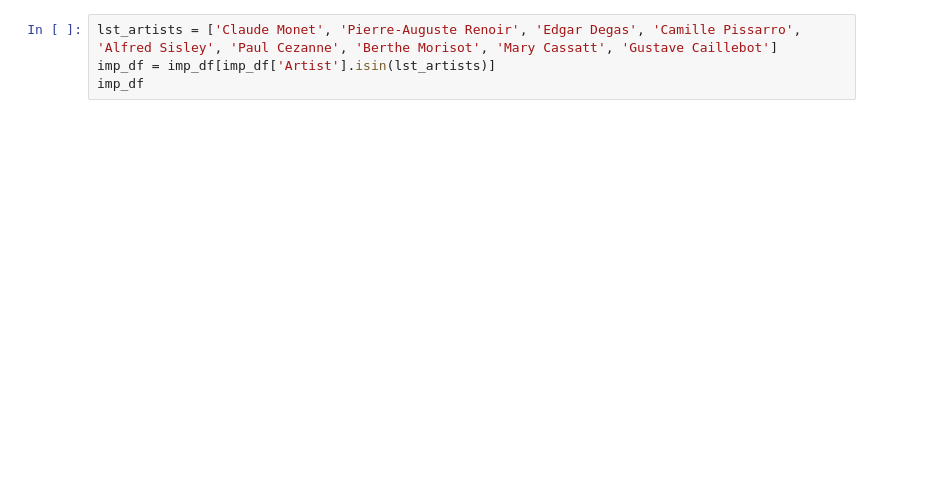
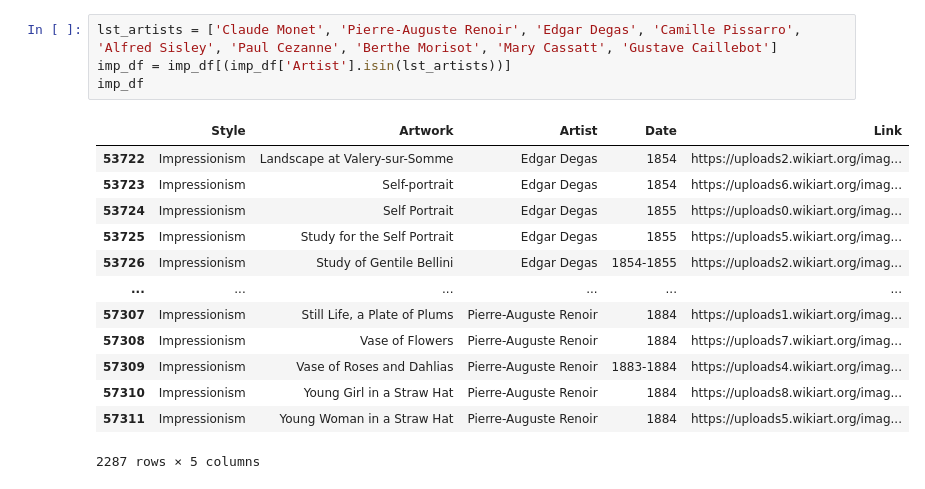
Before and after one commit to mathias-grau/PGM, a Jupyter notebook: data/impressionism_data.ipynb, the cells around one changed output. Saved outputs shown, nothing was run; the diff lists cells and outputs as text; blank space fills up the shorter version.

```diff
--- a/data/impressionism_data.ipynb
+++ b/data/impressionism_data.ipynb
@@ -18,4 +31,18 @@ imp_df.Artist.value_counts()[:30].plot(kind='bar')
 # %%
 lst_artists = ['Claude Monet', 'Pierre-Auguste Renoir', 'Edgar Degas', 'Camille Pissarro', 'Alfred Sisley', 'Paul Cezanne', 'Berthe Morisot', 'Mary Cassatt', 'Gustave Caillebot']
-imp_df = imp_df[imp_df['Artist'].isin(lst_artists)]
+imp_df = imp_df[(imp_df['Artist'].isin(lst_artists))]
 imp_df
+# %% [output]
+|  | Style | Artwork | Artist | Date | Link |
+| 53722 | Impressionism | Landscape at Valery-sur-Somme | Edgar Degas | 1854 | https://uploads2.wikiart.org/imag... |
+| 53723 | Impressionism | Self-portrait | Edgar Degas | 1854 | https://uploads6.wikiart.org/imag... |
+| 53724 | Impressionism | Self Portrait | Edgar Degas | 1855 | https://uploads0.wikiart.org/imag... |
+| 53725 | Impressionism | Study for the Self Portrait | Edgar Degas | 1855 | https://uploads5.wikiart.org/imag... |
+| 53726 | Impressionism | Study of Gentile Bellini | Edgar Degas | 1854-1855 | https://uploads2.wikiart.org/imag... |
+| ... | ... | ... | ... | ... | ... |
+| 57307 | Impressionism | Still Life, a Plate of Plums | Pierre-Auguste Renoir | 1884 | https://uploads1.wikiart.org/imag... |
+| 57308 | Impressionism | Vase of Flowers | Pierre-Auguste Renoir | 1884 | https://uploads7.wikiart.org/imag... |
+| 57309 | Impressionism | Vase of Roses and Dahlias | Pierre-Auguste Renoir | 1883-1884 | https://uploads4.wikiart.org/imag... |
+| 57310 | Impressionism | Young Girl in a Straw Hat | Pierre-Auguste Renoir | 1884 | https://uploads8.wikiart.org/imag... |
+| 57311 | Impressionism | Young Woman in a Straw Hat | Pierre-Auguste Renoir | 1884 | https://uploads5.wikiart.org/imag... |
+2287 rows × 5 columns
```
Also changed, not shown: parts of 8 cells of this notebook, 40 other files.
